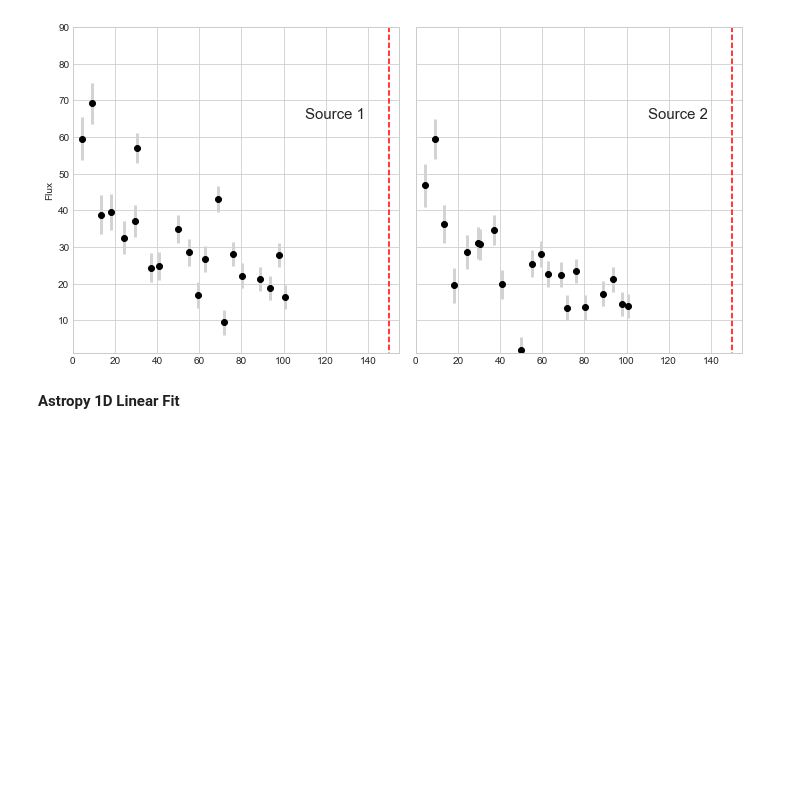
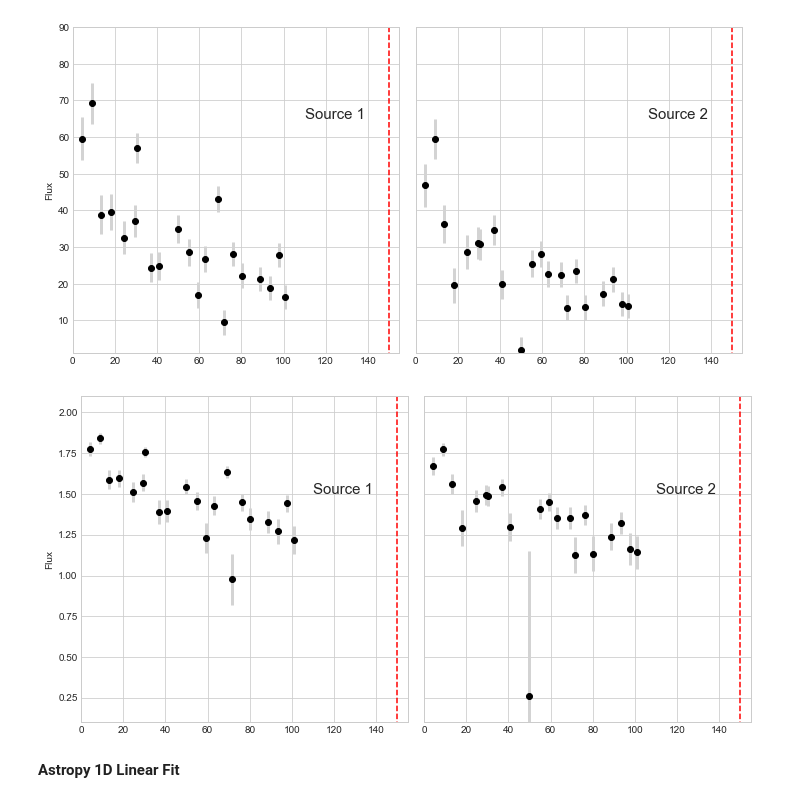
Before and after one commit to ivastar/data_fitting, a Jupyter notebook: Data Fitting.ipynb, the cells around one changed output. Cells and saved outputs as stored; diff of their text form; code cells hidden in the pictures; blank space fills up the shorter version.

```diff
--- a/Data Fitting.ipynb
+++ b/Data Fitting.ipynb
@@ -99,6 +99,10 @@ def log_plot_data():
 
     plt.subplots_adjust(wspace = 0.05)
     return(axes)
+# %%
+log_plot_data();
+# %% [output]
+[figure, added]
 # %%
 def plot_residuals(model1=None, model2=None):
 
```
Also changed, not shown: parts of 24 cells of this notebook, 1 other file.
